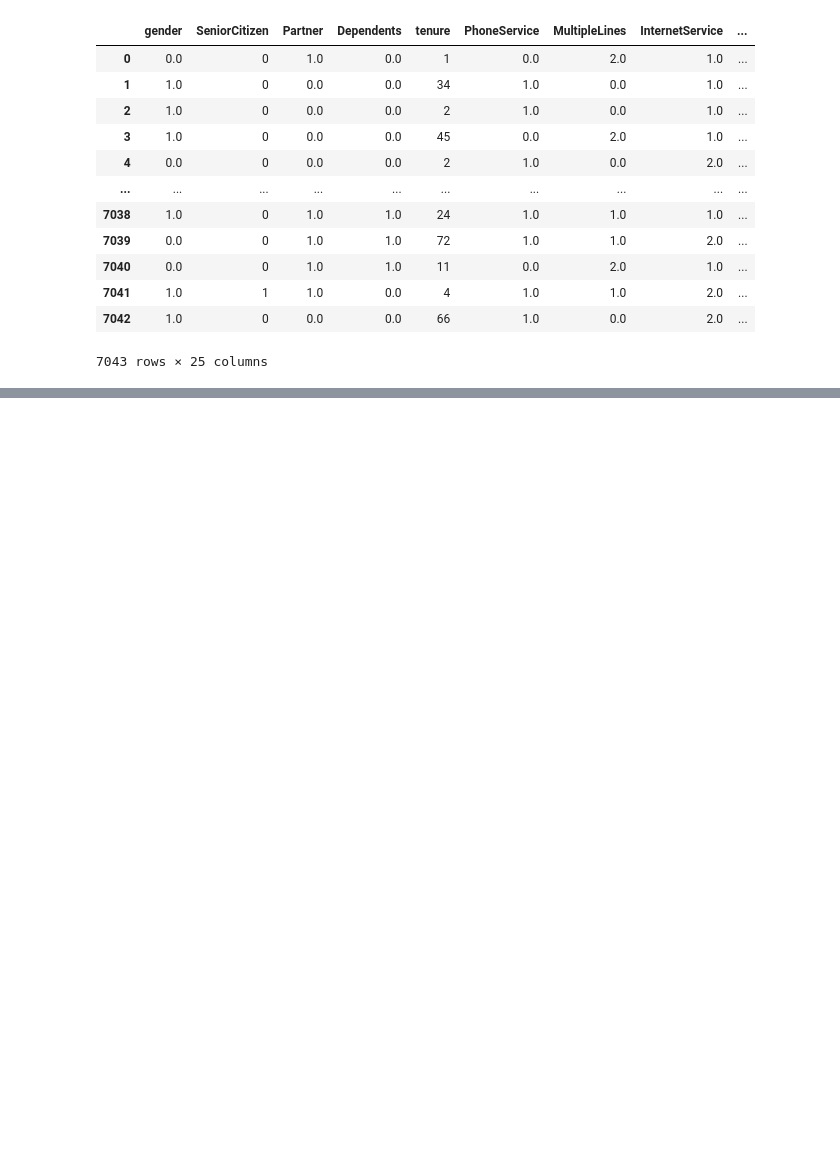
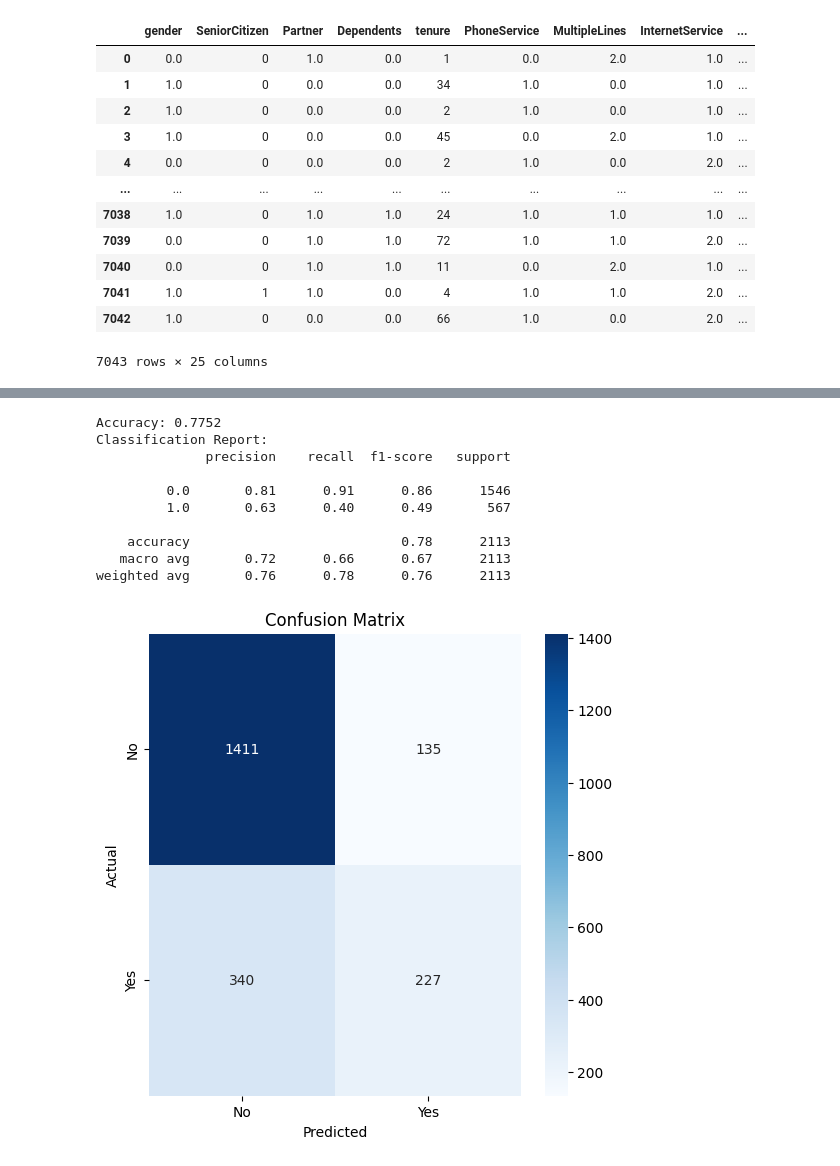
Before and after one commit to Gitika-26/TelecomChurnPredictionandAnalysis, a Jupyter notebook: Telecom_Churn.ipynb, the cells around one changed output, grey strips where cells are left out. Drawn from its saved outputs; the diff is of its cells as text; code cells hidden in the pictures; blank space fills up the shorter version.

```diff
--- a/Telecom_Churn.ipynb
+++ b/Telecom_Churn.ipynb
@@ -314,3 +338,8 @@ churn_df
 | 7041 | 1.0 | 1 | 1.0 | 0.0 | 4 | 1.0 | 1.0 | 2.0 | ... |
 | 7042 | 1.0 | 0 | 0.0 | 0.0 | 66 | 1.0 | 0.0 | 2.0 | ... |
 7043 rows × 25 columns
+# %%
+churn_df = churn_df.apply(pd.to_numeric, errors='coerce')
+churn_df = churn_df.fillna(0)
+X=churn_df.drop(columns=['Churn'],axis=1)
+y=churn_df['Churn']
@@ -316,0 +440,14 @@ churn_df
+# %%
+report_model(grid_search,'Blues')
+# %% [output]
+Accuracy: 0.7752
+Classification Report:
+              precision    recall  f1-score   support
+
+         0.0       0.81      0.91      0.86      1546
+         1.0       0.63      0.40      0.49       567
+
+    accuracy                           0.78      2113
+   macro avg       0.72      0.66      0.67      2113
+weighted avg       0.76      0.78      0.76      2113
+[figure, added]
```
Also changed, not shown: parts of 23 cells of this notebook.
